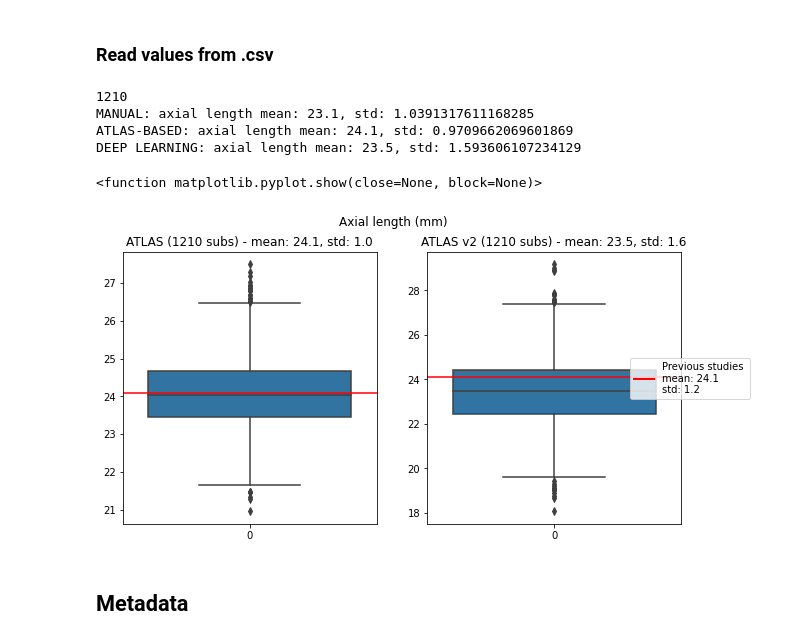
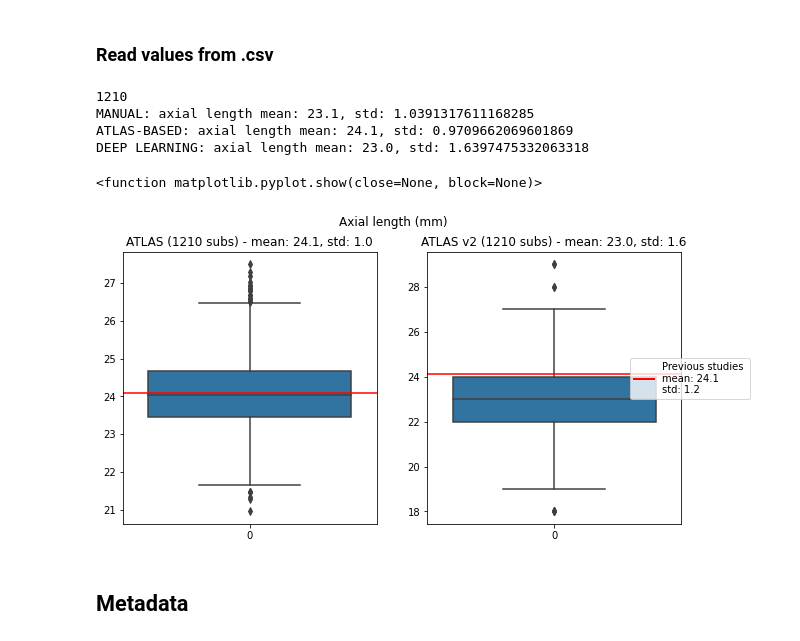
Before and after one commit to jaimebarran/a-eye_segmentation, a Jupyter notebook: deep_learning/3D_multilabel/extract_biometrics.ipynb, the cells around one changed output. Cells and saved outputs as stored; diff of their text form; code cells hidden in the pictures.

```diff
--- a/deep_learning/3D_multilabel/extract_biometrics.ipynb
+++ b/deep_learning/3D_multilabel/extract_biometrics.ipynb
@@ -858,7 +858,7 @@ ref_axl_std = 1.2 # mm
 csv_manual = '/mnt/sda1/Repos/a-eye/a-eye_preprocessing/ANTs/axial_length_manual.csv'
 csv_reg = '/mnt/sda1/Repos/a-eye/Data/SHIP_dataset/axial_length_reg.csv'
 # csv_dl = '/mnt/sda1/Repos/a-eye/a-eye_segmentation/deep_learning/3D_multilabel/experiment_0/axial_length_dl_outliers.csv'
-csv_dl = '/mnt/sda1/Repos/a-eye/Data/SHIP_dataset/axial_length_reg_v2_min_axis.csv'
+csv_dl = '/mnt/sda1/Repos/a-eye/Data/SHIP_dataset/axial_length_reg_v2_floor_min_axis.csv'
 
 df_axial_manual = pd.read_csv(csv_manual)
 df_axial_reg = pd.read_csv(csv_reg)
@@ -893,35 +893,35 @@ fig.legend(handles=legend_elements, loc='center right')
 # graph_lens.axhline(ref_axl_mean, color='red')
 # # ax[0].set_xticklabels()
 # if fix_axis:
 #     # ax[0].set_xlim(x_axis)
 #     ax[0].set_ylim(y_axis)
 
 # ATLAS-based reg
 ax[0].set_title(f'ATLAS ({axl_reg.shape[1]} subs) - mean: {np.around(np.mean(axl_reg), decimals=1)}, std: {np.around(np.std(axl_reg), decimals=1)}')
 graph_lens = sns.boxplot(axl_reg, ax=ax[0])
 graph_lens.axhline(ref_axl_mean, color='red')
 if fix_axis:
     # ax[1].set_xlim(x_axis)
     ax[0].set_ylim(y_axis)
 
 # Deep learning
 ax[1].set_title(f'ATLAS v2 ({len(axl_dl)} subs) - mean: {np.around(np.mean(axl_dl), decimals=1)}, std: {np.around(np.std(axl_dl), decimals=1)}')
 graph_lens = sns.boxplot(axl_dl, ax=ax[1])
 graph_lens.axhline(ref_axl_mean, color='red')
 if fix_axis:
     # ax[2].set_xlim(x_axis)
     ax[1].set_ylim(y_axis)
 
 plt.show
 
 # plt.savefig('/mnt/sda1/Repos/a-eye/Output/boxplots_axial_length_v2_2.png')
 # %% [output]
 1210
 MANUAL: axial length mean: 23.1, std: 1.0391317611168285
 ATLAS-BASED: axial length mean: 24.1, std: 0.9709662069601869
-DEEP LEARNING: axial length mean: 23.5, std: 1.593606107234129
+DEEP LEARNING: axial length mean: 23.0, std: 1.6397475332063318
 <function matplotlib.pyplot.show(close=None, block=None)>
-[figure, old version]
+[figure, new version]
 # %% [markdown]
 ## Metadata
 # %% [markdown]
```
Also changed, not shown: parts of 21 cells of this notebook.
